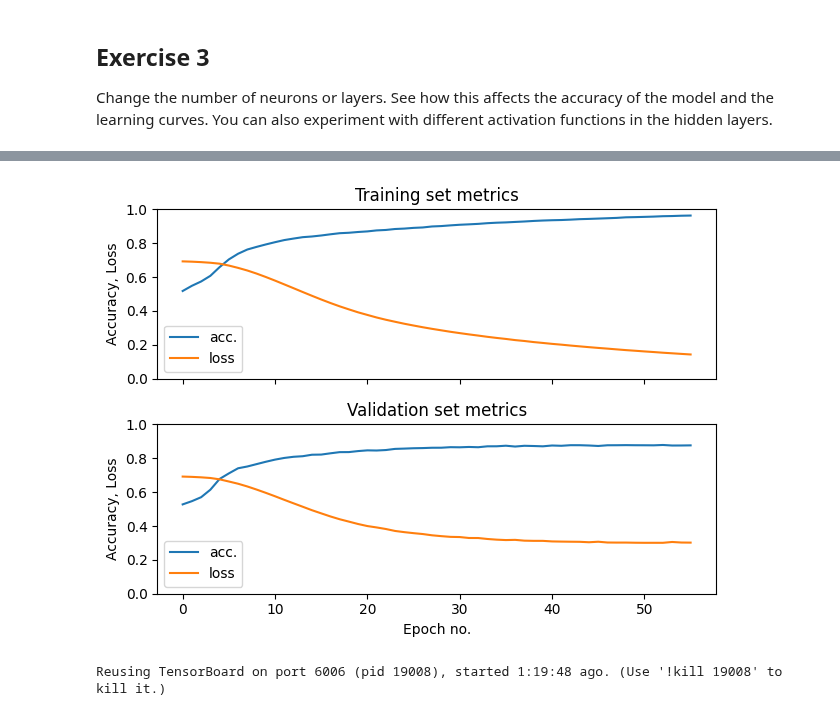
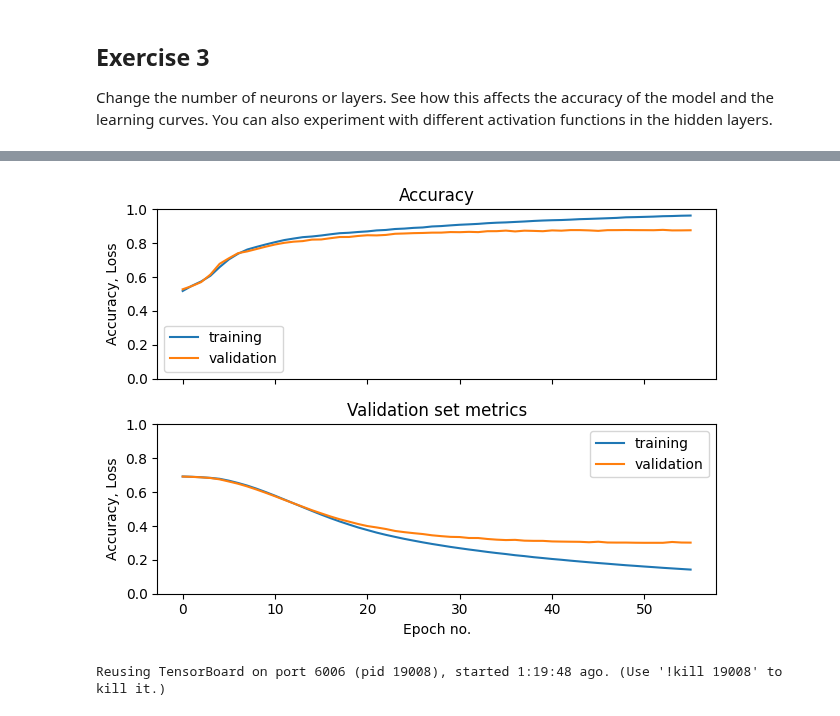
Before and after one commit to safeliquids/notebooks-for-NES2-2024, a Jupyter notebook: lecture_05/binary_classification_imdb.ipynb, the cells around one changed output, grey strips where cells are left out. Drawn from its saved outputs; the diff is of its cells as text; code cells hidden in the pictures.

```diff
--- a/lecture_05/binary_classification_imdb.ipynb
+++ b/lecture_05/binary_classification_imdb.ipynb
@@ -536,22 +529,29 @@ Test set results
 # %%
 from matplotlib import pyplot as plt
 
+subplot_kwords = {
+    # "xticks": list(range(len(history_3.history["accuracy"]))),
+    "xlabel": "Epoch no.",
+    "ylabel": "Accuracy, Loss",
+    "ylim": (0, None)
+}
+
 fig, axs = plt.subplots(2, 1, subplot_kw=subplot_kwords, layout="tight", sharex=True)
-axs[0].set_title("Training set metrics")
-axs[0].plot(history_3.history["accuracy"], label="acc.")
-axs[0].plot(history_3.history["loss"], label="loss")
+axs[0].set_title("Accuracy")
+axs[0].plot(history_3.history["accuracy"], label="training")
+axs[0].plot(history_3.history["val_accuracy"], label="validation")
 
 axs[1].set_title("Validation set metrics")
-axs[1].plot(history_3.history["val_accuracy"], label="acc.")
-axs[1].plot(history_3.history["val_loss"], label="loss")
+axs[1].plot(history_3.history["loss"], label="training")
+axs[1].plot(history_3.history["val_loss"], label="validation")
 
-axs[0].legend(loc="lower left")
-axs[1].legend(loc="lower left")
+axs[0].legend(loc="best")
+axs[1].legend(loc="best")
 # fig.tight_layout()
 
 fig.show()
 # %% [output]
-[figure, old version]
+[figure, new version]
 # %%
 from keras.callbacks import EarlyStopping
 early_stopping = EarlyStopping(monitor="val_loss", patience=3, restore_best_weights=True)
```
Also changed, not shown: parts of 3 cells of this notebook.
